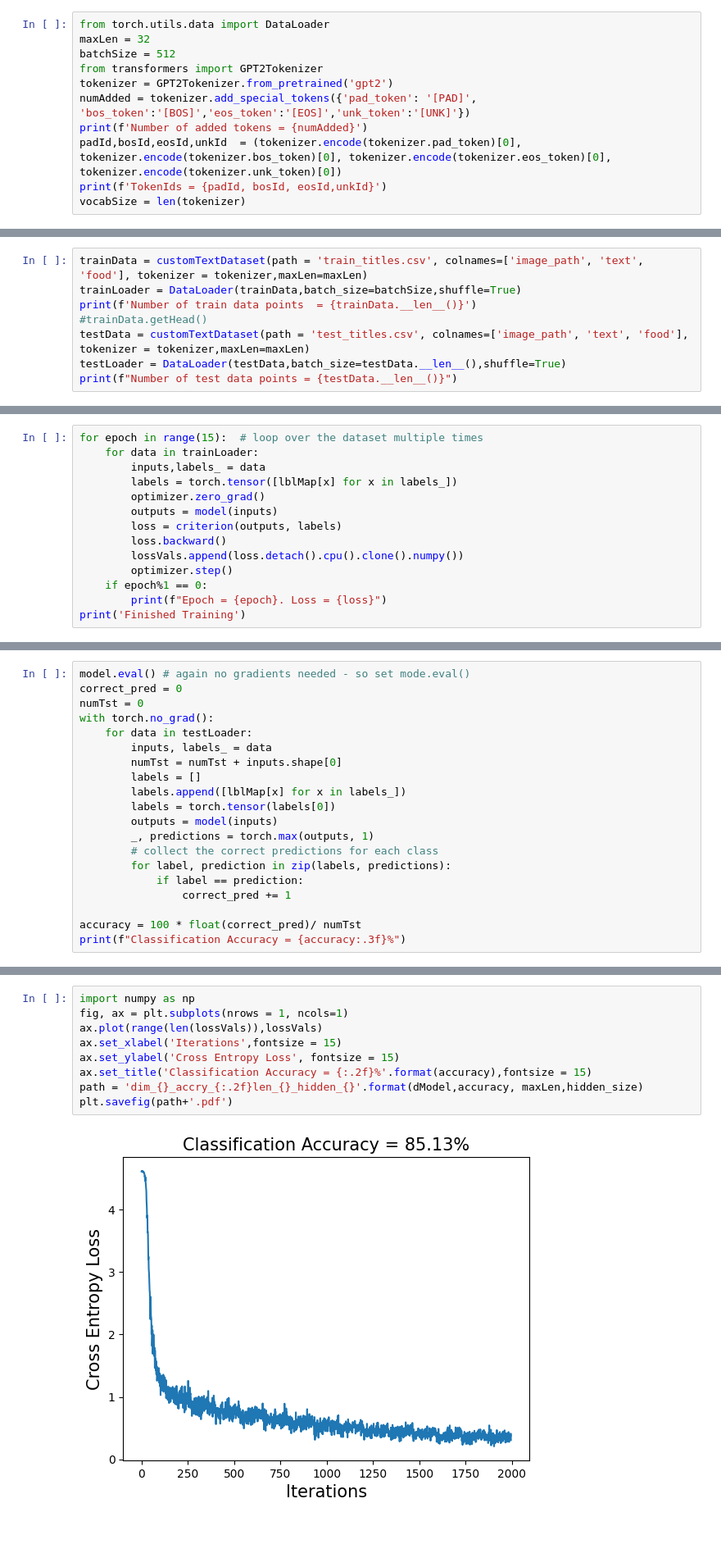
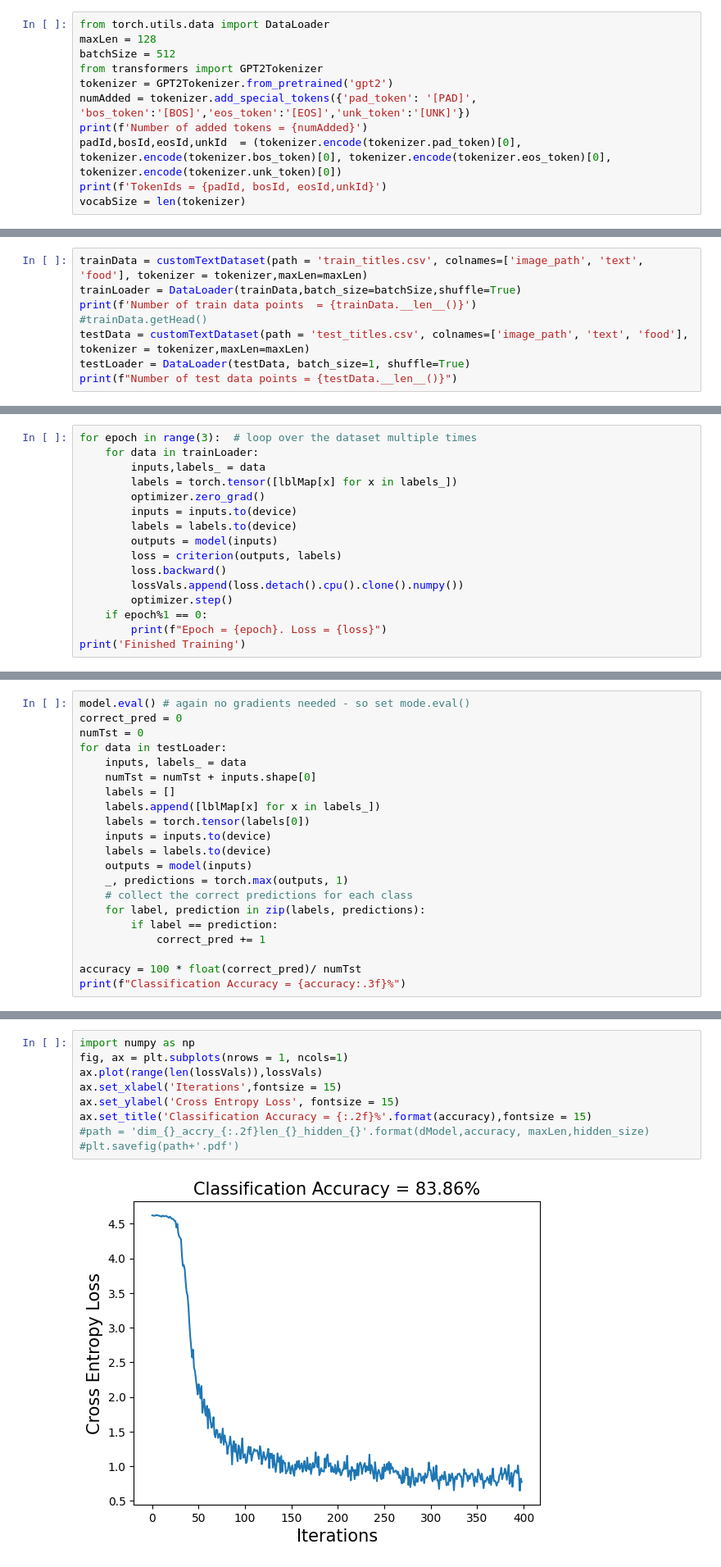
Before and after one commit to aabbas02/Food-101-Classifcation-using-Distilbert-and-LSTM, a Jupyter notebook: lstmClassifier.ipynb, the cells around one changed output, grey strips where cells are left out. Shown at 82% size. Drawn from its saved outputs; the diff is of its cells as text; blank space fills up the shorter version.

```diff
--- a/lstmClassifier.ipynb
+++ b/lstmClassifier.ipynb
@@ -49,6 +49,6 @@ class customTextDataset(Dataset):
 # %%
 from torch.utils.data import DataLoader
-maxLen = 32
+maxLen = 128
 batchSize = 512
 from transformers import GPT2Tokenizer
 tokenizer = GPT2Tokenizer.from_pretrained('gpt2')
@@ -68,7 +68,7 @@ trainLoader = DataLoader(trainData,batch_size=batchSize,shuffle=True)
 print(f'Number of train data points  = {trainData.__len__()}')
 #trainData.getHead()
 testData = customTextDataset(path = 'test_titles.csv', colnames=['image_path', 'text', 'food'], tokenizer = tokenizer,maxLen=maxLen)
-testLoader = DataLoader(testData,batch_size=testData.__len__(),shuffle=True)
+testLoader = DataLoader(testData, batch_size=1, shuffle=True)
 print(f"Number of test data points = {testData.__len__()}")
 # %% [output]
 Number of train data points  = 67972
@@ -164,9 +172,11 @@ lstmClassifier(
 # %%
-for epoch in range(15):  # loop over the dataset multiple times
+for epoch in range(3):  # loop over the dataset multiple times
     for data in trainLoader:
         inputs,labels_ = data
         labels = torch.tensor([lblMap[x] for x in labels_])
         optimizer.zero_grad()
+        inputs = inputs.to(device)
+        labels = labels.to(device)
         outputs = model(inputs)
         loss = criterion(outputs, labels)
         loss.backward()
@@ -198,19 +196,20 @@ Finished Training
 model.eval() # again no gradients needed - so set mode.eval()
 correct_pred = 0
 numTst = 0
-with torch.no_grad():
-    for data in testLoader:
-        inputs, labels_ = data
-        numTst = numTst + inputs.shape[0]
-        labels = []
-        labels.append([lblMap[x] for x in labels_])
-        labels = torch.tensor(labels[0])
-        outputs = model(inputs)
-        _, predictions = torch.max(outputs, 1)
-        # collect the correct predictions for each class
-        for label, prediction in zip(labels, predictions):
-            if label == prediction:
-                correct_pred += 1
+for data in testLoader:
+    inputs, labels_ = data
+    numTst = numTst + inputs.shape[0]
+    labels = []
+    labels.append([lblMap[x] for x in labels_])
+    labels = torch.tensor(labels[0])
+    inputs = inputs.to(device)
+    labels = labels.to(device)
+    outputs = model(inputs)
+    _, predictions = torch.max(outputs, 1)
+    # collect the correct predictions for each class
+    for label, prediction in zip(labels, predictions):
+        if label == prediction:
+            correct_pred += 1
 
 accuracy = 100 * float(correct_pred)/ numTst
 print(f"Classification Accuracy = {accuracy:.3f}%")
@@ -219,11 +218,11 @@ Classification Accuracy = 85.129%
 # %%
 import numpy as np
 fig, ax = plt.subplots(nrows = 1, ncols=1)
 ax.plot(range(len(lossVals)),lossVals)
 ax.set_xlabel('Iterations',fontsize = 15)
 ax.set_ylabel('Cross Entropy Loss', fontsize = 15)
 ax.set_title('Classification Accuracy = {:.2f}%'.format(accuracy),fontsize = 15)
-path = 'dim_{}_accry_{:.2f}len_{}_hidden_{}'.format(dModel,accuracy, maxLen,hidden_size)
-plt.savefig(path+'.pdf')
+#path = 'dim_{}_accry_{:.2f}len_{}_hidden_{}'.format(dModel,accuracy, maxLen,hidden_size)
+#plt.savefig(path+'.pdf')
 # %% [output]
-[figure, old version]
+[figure, new version]
```
Also changed, not shown: parts of 22 cells of this notebook, 4 other files.
